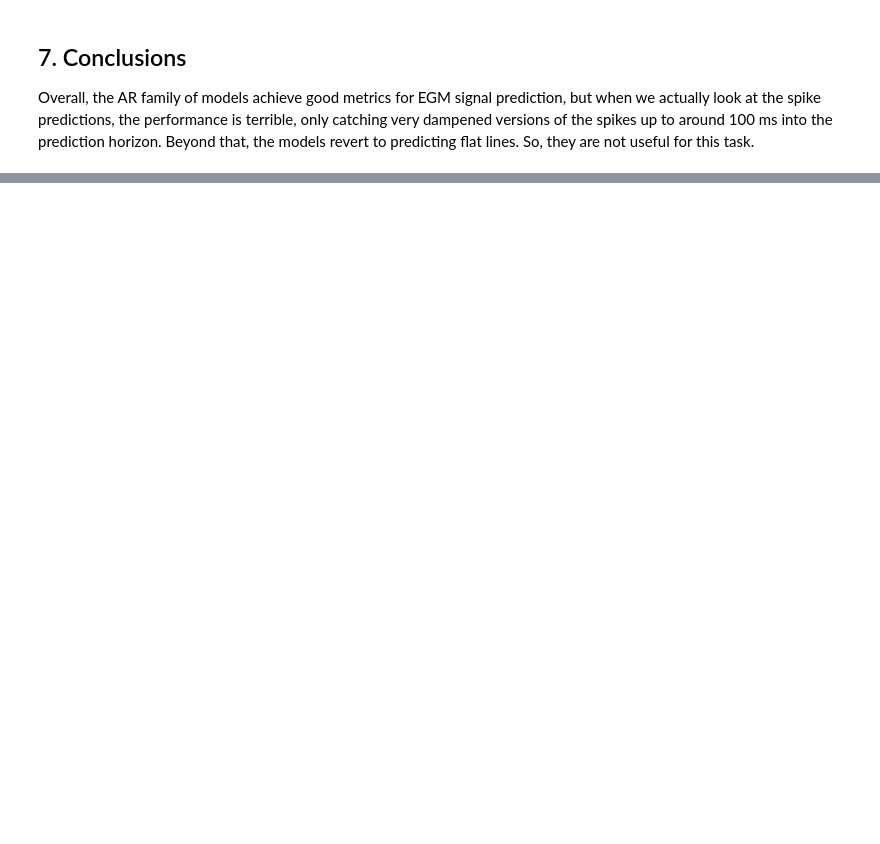
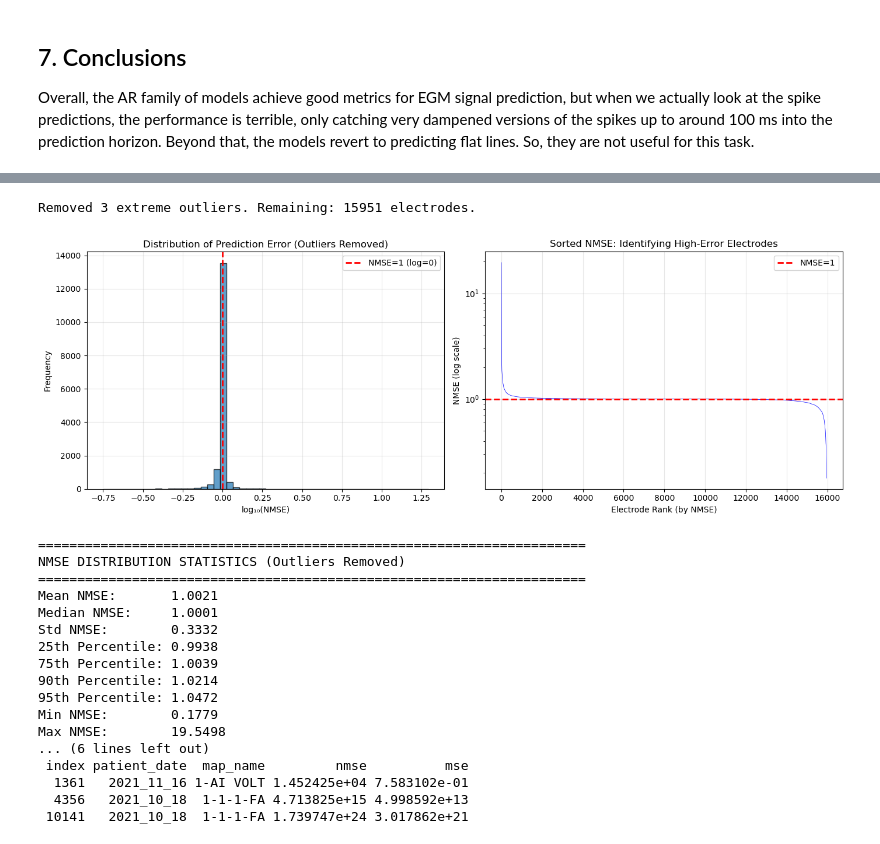
Before and after one commit to javierferna/atrialfib-forecast, a Jupyter notebook: ar.ipynb, the cells around one changed output, grey strips where cells are left out. Drawn from its saved outputs; the diff is of its cells as text; code cells hidden in the pictures; blank space fills up the shorter version.

Commit message:
AR model predictions with NMSE + report completion

```diff
--- a/ar.ipynb
+++ b/ar.ipynb
@@ -841,0 +1015,80 @@ Overall, the AR family of models achieve good metrics for EGM signal prediction,
+# %%
+# VISUALIZE NMSE DISTRIBUTION (Excluding Extreme Outliers, Log Scale)
+
+# Filter out the 3 extreme outliers (likely numerical instability in AR fit)
+outlier_indices = [10141, 4356, 1361]
+clean_df = anomaly_df[~anomaly_df['index'].isin(outlier_indices)].copy()
+
+print(f"Removed {len(outlier_indices)} extreme outliers. Remaining: {len(clean_df)} electrodes.\n")
+
+fig, axes = plt.subplots(1, 2, figsize=(14, 5))
+
+# Histogram of log(NMSE)
+log_nmse = np.log10(clean_df['nmse'].clip(lower=1e-10))
+
+ax1 = axes[0]
+ax1.hist(log_nmse, bins=50, edgecolor='black', alpha=0.7)
+ax1.axvline(x=0, color='red', linestyle='--', linewidth=2, label='NMSE=1 (log=0)')
+ax1.set_xlabel('log₁₀(NMSE)')
+ax1.set_ylabel('Frequency')
+ax1.set_title('Distribution of Prediction Error (Outliers Removed)')
+ax1.legend()
+ax1.grid(True, alpha=0.3)
+
+# Sorted NMSE plot with log scale
+ax2 = axes[1]
+sorted_nmse = clean_df['nmse'].sort_values(ascending=False).values
+ax2.semilogy(sorted_nmse, 'b-', linewidth=0.5)
+ax2.axhline(y=1.0, color='red', linestyle='--', linewidth=2, label='NMSE=1')
+ax2.set_xlabel('Electrode Rank (by NMSE)')
+ax2.set_ylabel('NMSE (log scale)')
+ax2.set_title('Sorted NMSE: Identifying High-Error Electrodes')
+ax2.legend()
+ax2.grid(True, alpha=0.3)
+
+plt.tight_layout()
+plt.show()
+
+# Statistics on cleaned data
+print("=" * 70)
+print("NMSE DISTRIBUTION STATISTICS (Outliers Removed)")
+print("=" * 70)
+print(f"Mean NMSE:       {clean_df['nmse'].mean():.4f}")
+print(f"Median NMSE:     {clean_df['nmse'].median():.4f}")
+print(f"Std NMSE:        {clean_df['nmse'].std():.4f}")
+print(f"25th Percentile: {clean_df['nmse'].quantile(0.25):.4f}")
+print(f"75th Percentile: {clean_df['nmse'].quantile(0.75):.4f}")
+print(f"90th Percentile: {clean_df['nmse'].quantile(0.90):.4f}")
+print(f"95th Percentile: {clean_df['nmse'].quantile(0.95):.4f}")
+print(f"Min NMSE:        {clean_df['nmse'].min():.4f}")
+print(f"Max NMSE:        {clean_df['nmse'].max():.4f}")
+
+# Count categories
+unpredictable_count = (clean_df['nmse'] > 1).sum()
+print(f"\nElectrodes with NMSE > 1: {unpredictable_count} / {len(clean_df)} ({100*unpredictable_count/len(clean_df):.1f}%)")
+
+# Show the removed outliers
+print("\n" + "-" * 70)
+print("REMOVED OUTLIERS (Likely AR Numerical Instability):")
+print("-" * 70)
+print(anomaly_df[anomaly_df['index'].isin(outlier_indices)][['index', 'patient_date', 'map_name', 'nmse', 'mse']].to_string(index=False))
+# %% [output]
+Removed 3 extreme outliers. Remaining: 15951 electrodes.
+[figure, added]
+======================================================================
+NMSE DISTRIBUTION STATISTICS (Outliers Removed)
+======================================================================
+Mean NMSE:       1.0021
+Median NMSE:     1.0001
+Std NMSE:        0.3332
+25th Percentile: 0.9938
+75th Percentile: 1.0039
+90th Percentile: 1.0214
+95th Percentile: 1.0472
+Min NMSE:        0.1779
+Max NMSE:        19.5498
+... (6 lines left out)
+ index patient_date  map_name         nmse          mse
+  1361   2021_11_16 1-AI VOLT 1.452425e+04 7.583102e-01
+  4356   2021_10_18  1-1-1-FA 4.713825e+15 4.998592e+13
+ 10141   2021_10_18  1-1-1-FA 1.739747e+24 3.017862e+21
```
Also changed, not shown: parts of 27 cells of this notebook, 13 other files.
